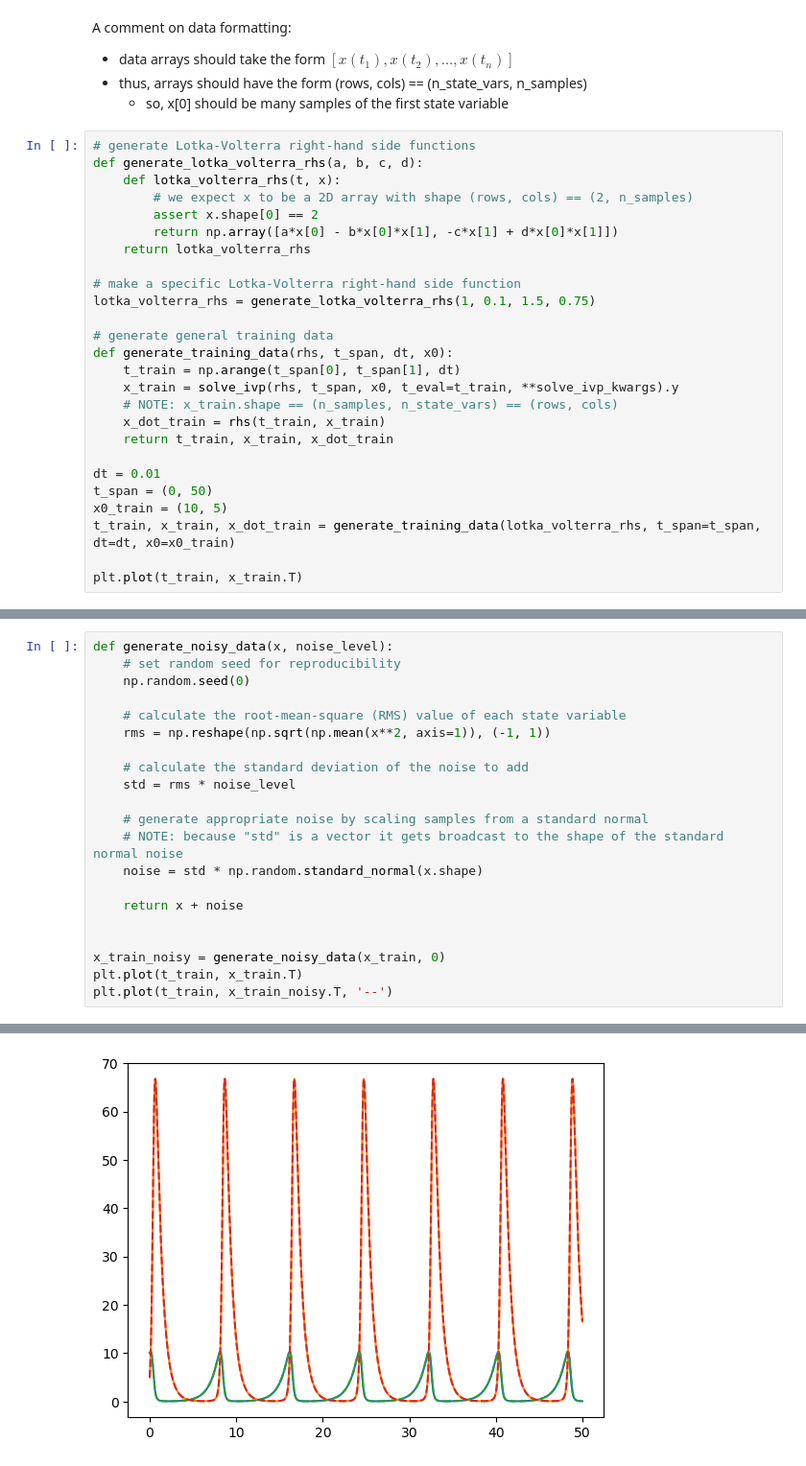
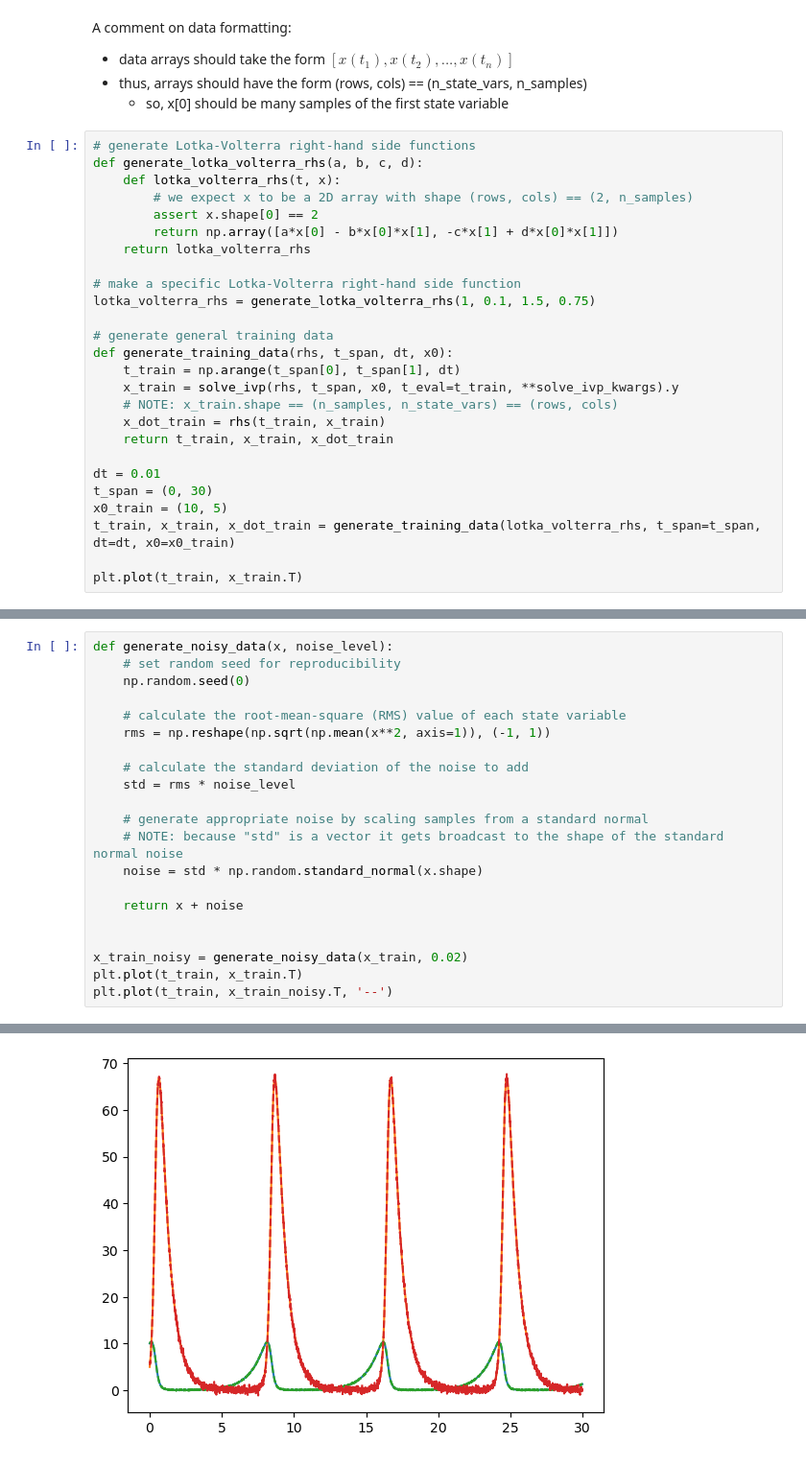
Before and after one commit to etrilling/MS-project, a Jupyter notebook: test01.ipynb, the cells around one changed output, grey strips where cells are left out. Shown at 96% size. Drawn from its saved outputs; the diff is of its cells as text.

```diff
--- a/test01.ipynb
+++ b/test01.ipynb
@@ -37,7 +37,7 @@ def generate_training_data(rhs, t_span, dt, x0):
     return t_train, x_train, x_dot_train
 
 dt = 0.01
-t_span = (0, 50)
+t_span = (0, 30)
 x0_train = (10, 5)
 t_train, x_train, x_dot_train = generate_training_data(lotka_volterra_rhs, t_span=t_span, dt=dt, x0=x0_train)
 
@@ -49,28 +49,28 @@ plt.plot(t_train, x_train.T)
 # %%
 def generate_noisy_data(x, noise_level):
     # set random seed for reproducibility
     np.random.seed(0)
 
     # calculate the root-mean-square (RMS) value of each state variable
     rms = np.reshape(np.sqrt(np.mean(x**2, axis=1)), (-1, 1))
 
     # calculate the standard deviation of the noise to add
     std = rms * noise_level
 
     # generate appropriate noise by scaling samples from a standard normal
     # NOTE: because "std" is a vector it gets broadcast to the shape of the standard normal noise
     noise = std * np.random.standard_normal(x.shape)
 
     return x + noise
 
 
-x_train_noisy = generate_noisy_data(x_train, 0)
+x_train_noisy = generate_noisy_data(x_train, 0.02)
 plt.plot(t_train, x_train.T)
 plt.plot(t_train, x_train_noisy.T, '--')
 # %% [output]
 [<matplotlib.lines.Line2D at 0x...>,
  <matplotlib.lines.Line2D at 0x...>]
-[figure, old version]
+[figure, new version]
 # %%
 from derivative import dxdt
 
```
Also changed, not shown: parts of 7 cells of this notebook.
